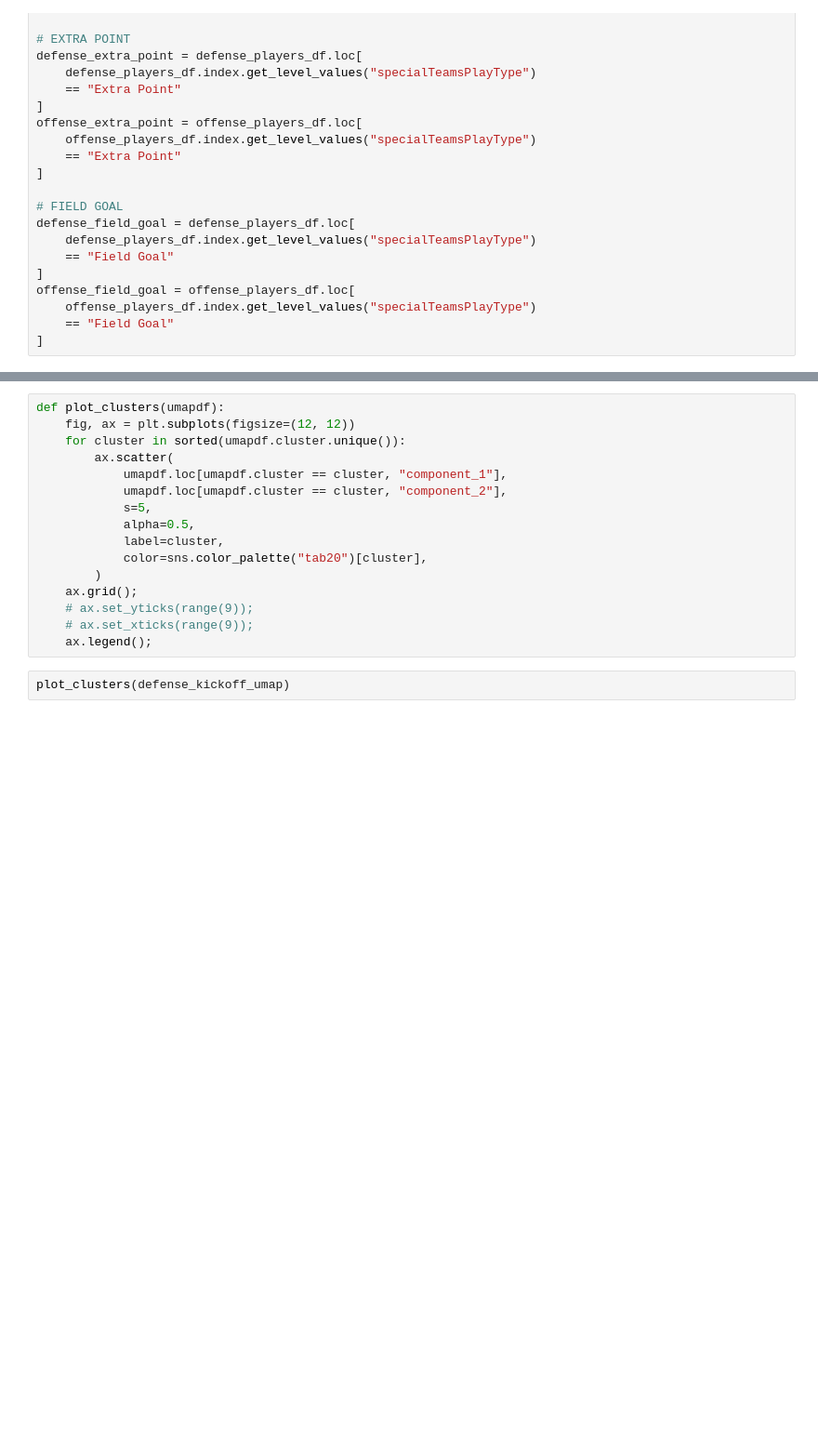
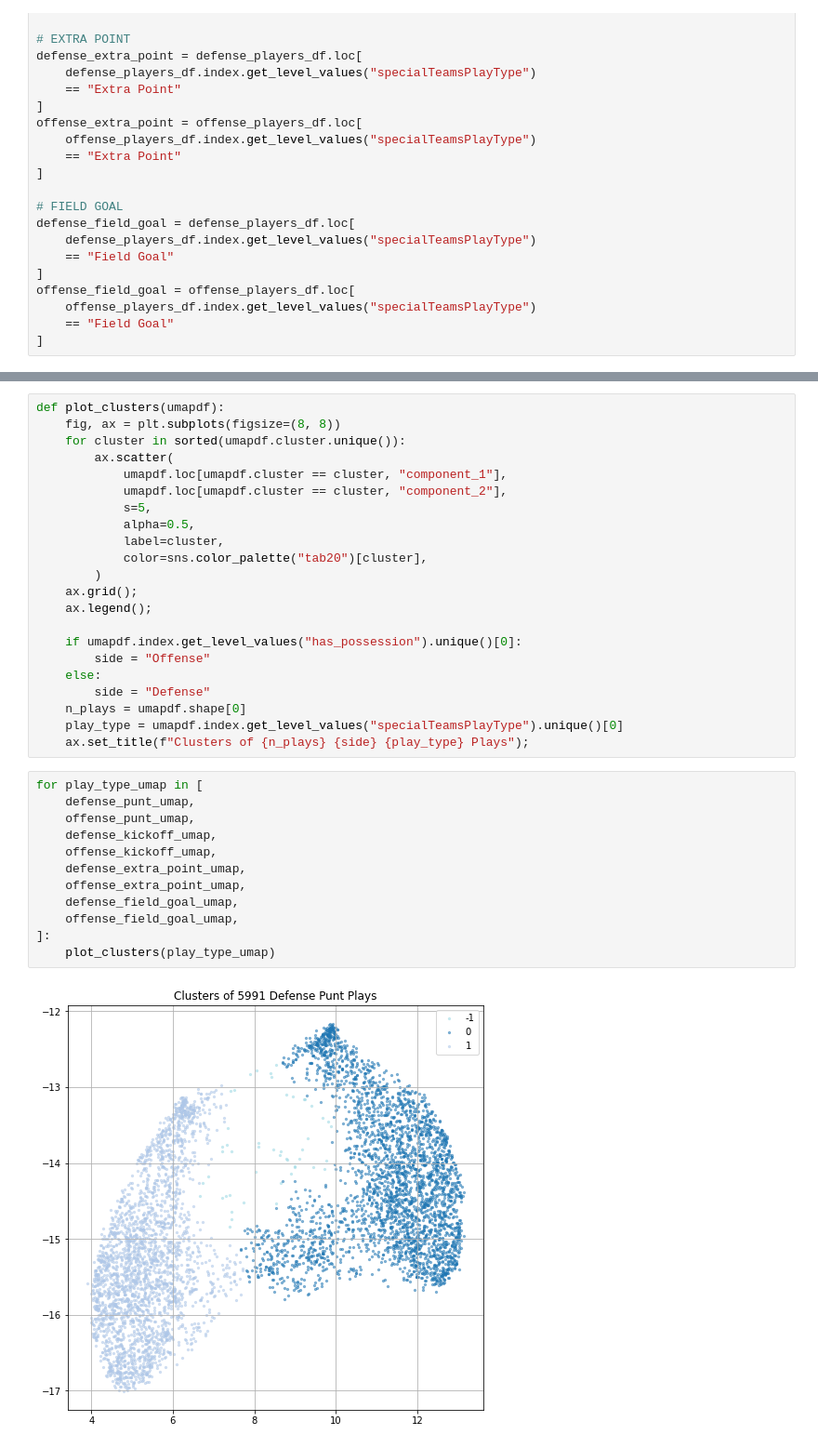
Before and after one commit to arvkevi/big-data-bowl-22, a Jupyter notebook: big_data_bowl_2022_2.ipynb, the cells around one changed output, grey strips where cells are left out. Shown at 93% size. Drawn from its saved outputs; the diff is of its cells as text; blank space fills up the shorter version.

```diff
--- a/big_data_bowl_2022_2.ipynb
+++ b/big_data_bowl_2022_2.ipynb
@@ -467,7 +428,7 @@ offense_field_goal_umap = umapify(
 )
 # %%
 def plot_clusters(umapdf):
-    fig, ax = plt.subplots(figsize=(12, 12))
+    fig, ax = plt.subplots(figsize=(8, 8))
     for cluster in sorted(umapdf.cluster.unique()):
         ax.scatter(
             umapdf.loc[umapdf.cluster == cluster, "component_1"],
@@ -478,8 +439,26 @@ def plot_clusters(umapdf):
             color=sns.color_palette("tab20")[cluster],
         )
     ax.grid();
-    # ax.set_yticks(range(9));
-    # ax.set_xticks(range(9));
     ax.legend();
+
+    if umapdf.index.get_level_values("has_possession").unique()[0]:
+        side = "Offense"
+    else:
+        side = "Defense"
+    n_plays = umapdf.shape[0]
+    play_type = umapdf.index.get_level_values("specialTeamsPlayType").unique()[0]
+    ax.set_title(f"Clusters of {n_plays} {side} {play_type} Plays");
-# %%
-plot_clusters(defense_kickoff_umap)
+# %%
+for play_type_umap in [
+    defense_punt_umap,
+    offense_punt_umap,
+    defense_kickoff_umap,
+    offense_kickoff_umap,
+    defense_extra_point_umap,
+    offense_extra_point_umap,
+    defense_field_goal_umap,
+    offense_field_goal_umap,
+]:
+    plot_clusters(play_type_umap)
+# %% [output]
+[figure, added]
```
Also changed, not shown: parts of 53 cells of this notebook.
